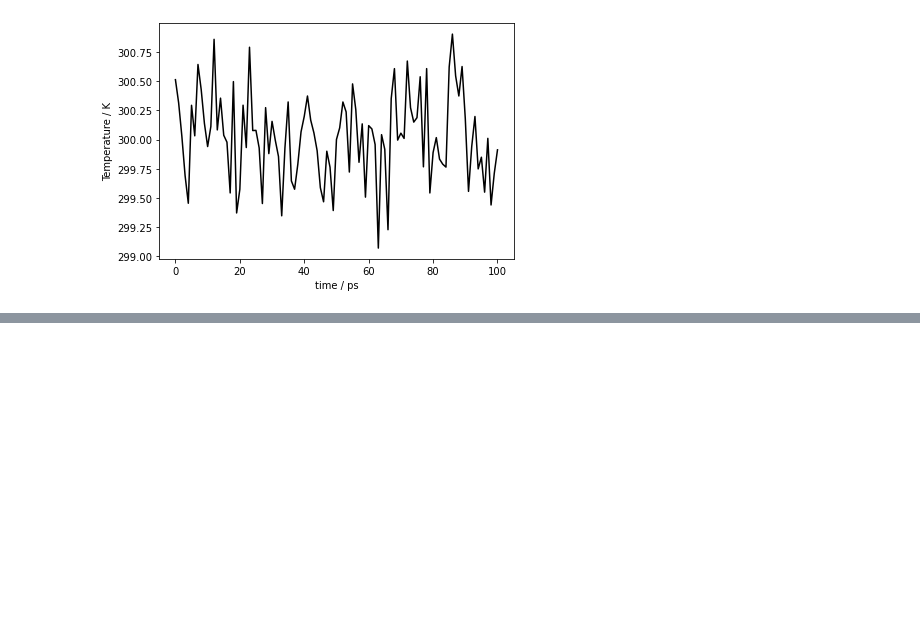
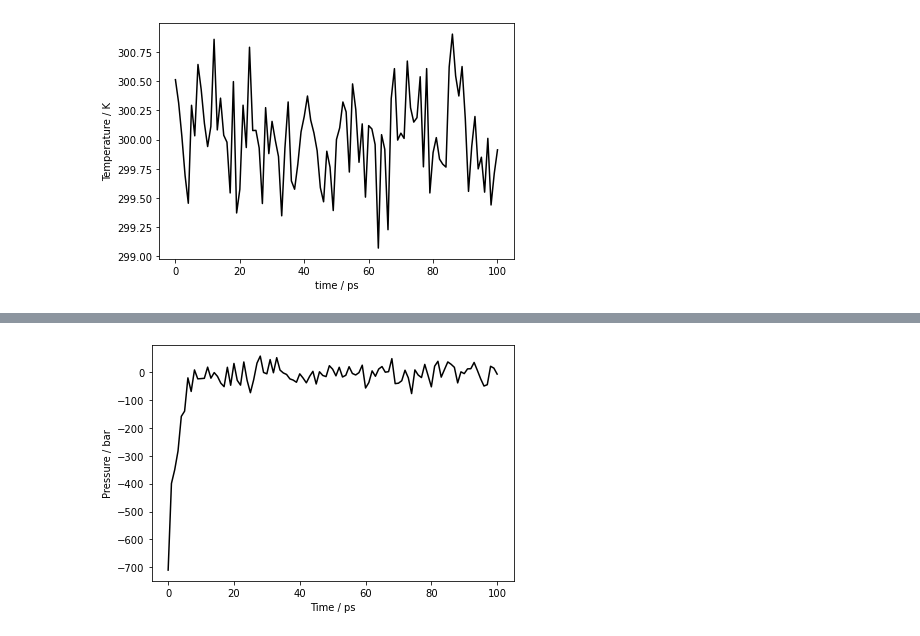
Before and after one commit to jasmin-guven/idp_md, a Jupyter notebook: scripts/plot_md.ipynb, the cells around one changed output, grey strips where cells are left out. Drawn from its saved outputs; the diff is of its cells as text; code cells hidden in the pictures; blank space fills up the shorter version.

```diff
--- a/scripts/plot_md.ipynb
+++ b/scripts/plot_md.ipynb
@@ -58,10 +60,12 @@ plt.savefig("../plots/npt_pulling.png")
 # %%
-temperature_file = "../pulling_nvt/temperature.xvg"
-reader = mda.auxiliary.XVG.XVGReader(temperature_file)
+pressure_file = "../pulling_npt/pressure.xvg"
+reader = mda.auxiliary.XVG.XVGReader(pressure_file)
 time = [step.data[0] for step in reader]
-temperature = [step.data[1] for step in reader]
-plt.plot(time, temperature, c="black")
-plt.xlabel("time / ps")
-plt.ylabel("Temperature / K")
+pressure = [step.data[1] for step in reader]
+plt.plot(time, pressure, c="black")
+plt.xlabel("Time / ps")
+plt.ylabel("Pressure / bar")
 plt.tight_layout()
-plt.savefig("../plots/temperature.png")
+plt.savefig("../plots/pressure.png")
+# %% [output]
+[figure, added]
```
Also changed, not shown: parts of 2 cells of this notebook, 4 other files.
